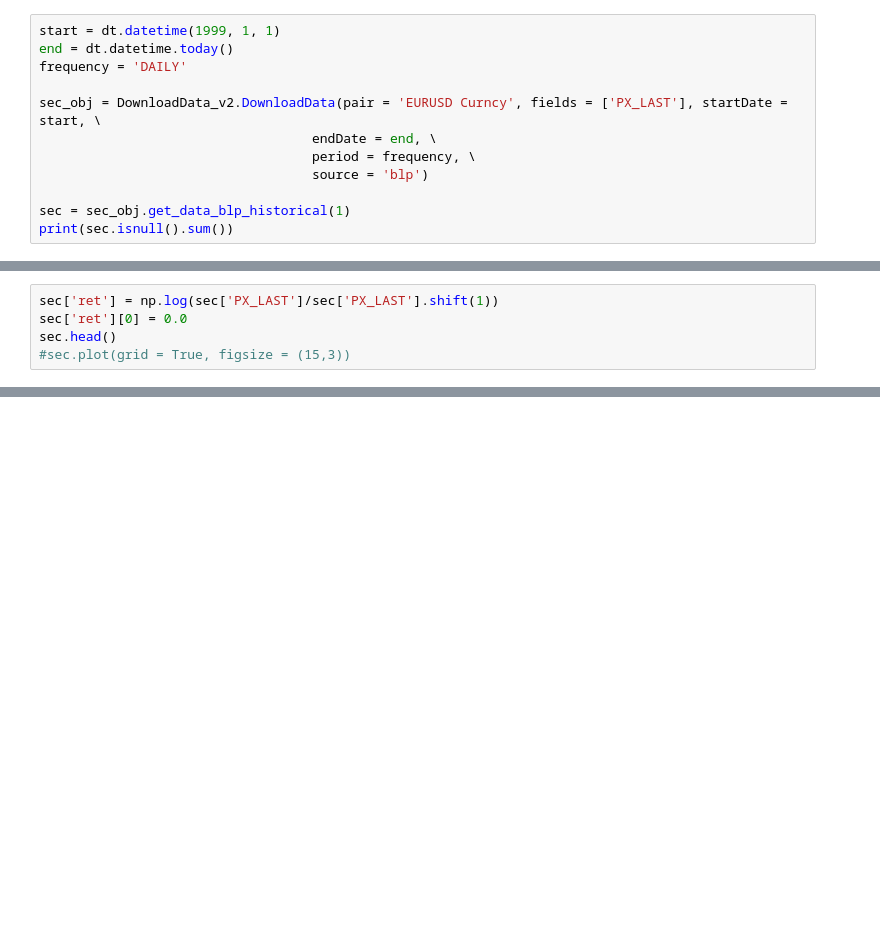
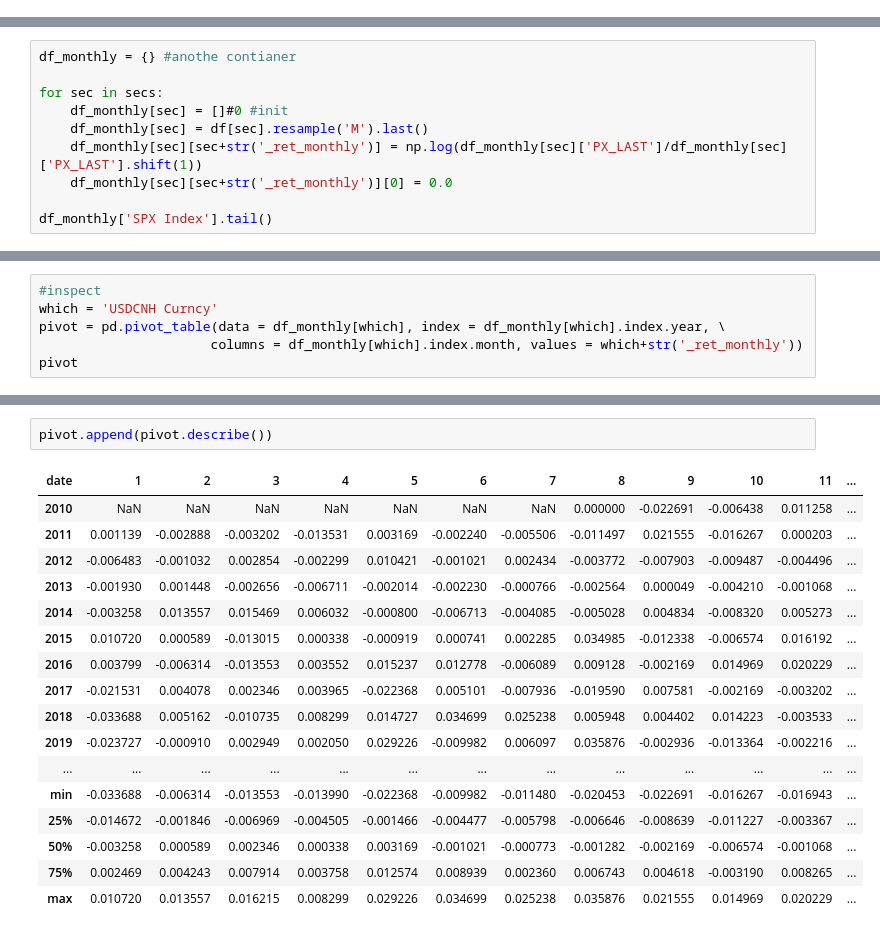
Before and after one commit to FedericoHan/TimeSeriesSeasonality, a Jupyter notebook: TimeSeriesSeasonality.ipynb, the cells around one changed output, grey strips where cells are left out. Drawn from its saved outputs; the diff is of its cells as text; blank space fills up the shorter version.

```diff
--- a/TimeSeriesSeasonality.ipynb
+++ b/TimeSeriesSeasonality.ipynb
@@ -38,12 +37,0 @@ C:\Users\miste
-# %%
-start = dt.datetime(1999, 1, 1)
-end = dt.datetime.today()
-frequency = 'DAILY'
-
-sec_obj = DownloadData_v2.DownloadData(pair = 'EURUSD Curncy', fields = ['PX_LAST'], startDate = start, \
-                                   endDate = end, \
-                                   period = frequency, \
-                                   source = 'blp')
-
-sec = sec_obj.get_data_blp_historical(1)
-print(sec.isnull().sum())
@@ -52,5 +37,0 @@ print(sec.isnull().sum())
-# %%
-sec['ret'] = np.log(sec['PX_LAST']/sec['PX_LAST'].shift(1))
-sec['ret'][0] = 0.0
-sec.head()
-#sec.plot(grid = True, figsize = (15,3))
@@ -84,0 +92,10 @@ sec_annual
+# %%
+df_monthly = {} #anothe contianer
+
+for sec in secs:
+    df_monthly[sec] = []#0 #init
+    df_monthly[sec] = df[sec].resample('M').last()
+    df_monthly[sec][sec+str('_ret_monthly')] = np.log(df_monthly[sec]['PX_LAST']/df_monthly[sec]['PX_LAST'].shift(1))
+    df_monthly[sec][sec+str('_ret_monthly')][0] = 0.0
+
+df_monthly['SPX Index'].tail()
@@ -84,0 +110,6 @@ sec_annual
+# %%
+#inspect
+which = 'USDCNH Curncy'
+pivot = pd.pivot_table(data = df_monthly[which], index = df_monthly[which].index.year, \
+                      columns = df_monthly[which].index.month, values = which+str('_ret_monthly'))
+pivot
@@ -85 +131,21 @@ sec_annual
+# %%
+pivot.append(pivot.describe())
+# %% [output]
+| date | 1 | 2 | 3 | 4 | 5 | 6 | 7 | 8 | 9 | 10 | 11 | ... |
+| 2010 | NaN | NaN | NaN | NaN | NaN | NaN | NaN | 0.000000 | -0.022691 | -0.006438 | 0.011258 | ... |
+| 2011 | 0.001139 | -0.002888 | -0.003202 | -0.013531 | 0.003169 | -0.002240 | -0.005506 | -0.011497 | 0.021555 | -0.016267 | 0.000203 | ... |
+| 2012 | -0.006483 | -0.001032 | 0.002854 | -0.002299 | 0.010421 | -0.001021 | 0.002434 | -0.003772 | -0.007903 | -0.009487 | -0.004496 | ... |
+| 2013 | -0.001930 | 0.001448 | -0.002656 | -0.006711 | -0.002014 | -0.002230 | -0.000766 | -0.002564 | 0.000049 | -0.004210 | -0.001068 | ... |
+| 2014 | -0.003258 | 0.013557 | 0.015469 | 0.006032 | -0.000800 | -0.006713 | -0.004085 | -0.005028 | 0.004834 | -0.008320 | 0.005273 | ... |
+| 2015 | 0.010720 | 0.000589 | -0.013015 | 0.000338 | -0.000919 | 0.000741 | 0.002285 | 0.034985 | -0.012338 | -0.006574 | 0.016192 | ... |
+| 2016 | 0.003799 | -0.006314 | -0.013553 | 0.003552 | 0.015237 | 0.012778 | -0.006089 | 0.009128 | -0.002169 | 0.014969 | 0.020229 | ... |
+| 2017 | -0.021531 | 0.004078 | 0.002346 | 0.003965 | -0.022368 | 0.005101 | -0.007936 | -0.019590 | 0.007581 | -0.002169 | -0.003202 | ... |
+| 2018 | -0.033688 | 0.005162 | -0.010735 | 0.008299 | 0.014727 | 0.034699 | 0.025238 | 0.005948 | 0.004402 | 0.014223 | -0.003533 | ... |
+| 2019 | -0.023727 | -0.000910 | 0.002949 | 0.002050 | 0.029226 | -0.009982 | 0.006097 | 0.035876 | -0.002936 | -0.013364 | -0.002216 | ... |
+| ... | ... | ... | ... | ... | ... | ... | ... | ... | ... | ... | ... | ... |
+| min | -0.033688 | -0.006314 | -0.013553 | -0.013990 | -0.022368 | -0.009982 | -0.011480 | -0.020453 | -0.022691 | -0.016267 | -0.016943 | ... |
+| 25% | -0.014672 | -0.001846 | -0.006969 | -0.004505 | -0.001466 | -0.004477 | -0.005798 | -0.006646 | -0.008639 | -0.011227 | -0.003367 | ... |
+| 50% | -0.003258 | 0.000589 | 0.002346 | 0.000338 | 0.003169 | -0.001021 | -0.000773 | -0.001282 | -0.002169 | -0.006574 | -0.001068 | ... |
+| 75% | 0.002469 | 0.004243 | 0.007914 | 0.003758 | 0.012574 | 0.008939 | 0.002360 | 0.006743 | 0.004618 | -0.003190 | 0.008265 | ... |
+| max | 0.010720 | 0.013557 | 0.016215 | 0.008299 | 0.029226 | 0.034699 | 0.025238 | 0.035876 | 0.021555 | 0.014969 | 0.020229 | ... |
 # %%
```
Also changed, not shown: parts of 15 cells of this notebook.
